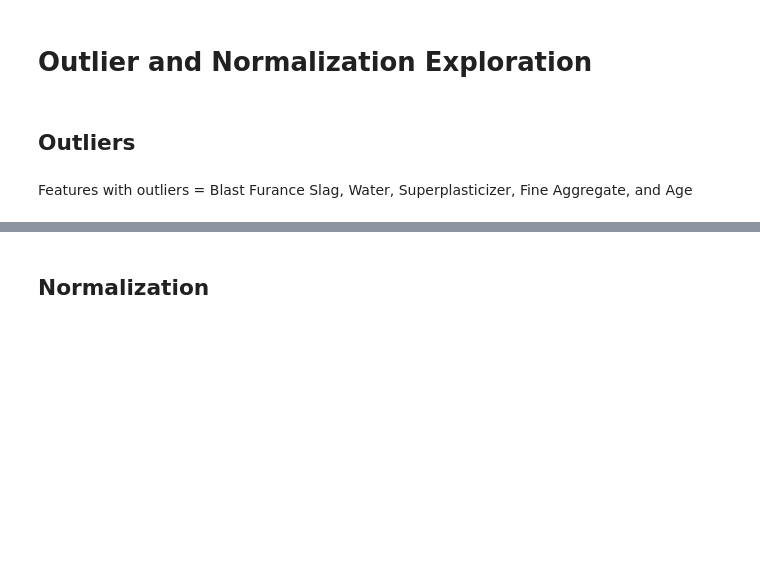
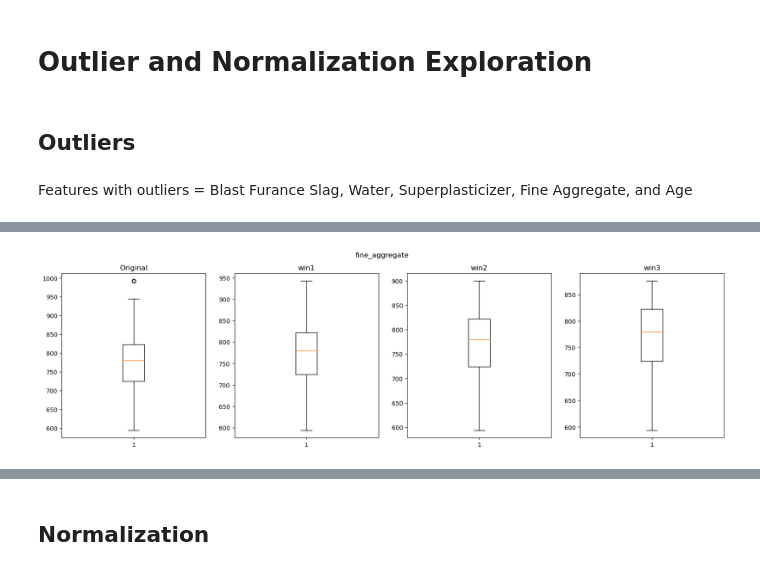
Before and after one commit to SBangarh/Concrete-Strength-Analysis, a Jupyter notebook: analysis.ipynb, the cells around one changed output, grey strips where cells are left out. Saved outputs shown, nothing was run; the diff lists cells and outputs as text; code cells hidden in the pictures; blank space fills up the shorter version.

```diff
--- a/analysis.ipynb
+++ b/analysis.ipynb
@@ -252,0 +255,10 @@ def plot_boxplot(dataframe, title):
+# %%
+#winsorization for fine aggregate
+fine_aggregate['win1'] = winsorization(fine_aggregate['win1'], lower_limit=0, upper_limit=0.99)
+fine_aggregate['win2'] = winsorization(fine_aggregate['win2'], lower_limit=0, upper_limit=0.95)
+fine_aggregate['win3'] = winsorization(fine_aggregate['win3'], lower_limit=0, upper_limit=0.90)
+# %%
+#plot boxplots
+plot_boxplot(fine_aggregate, 'fine_aggregate')
+# %% [output]
+[figure, added]
```
Also changed, not shown: parts of 24 cells of this notebook.
